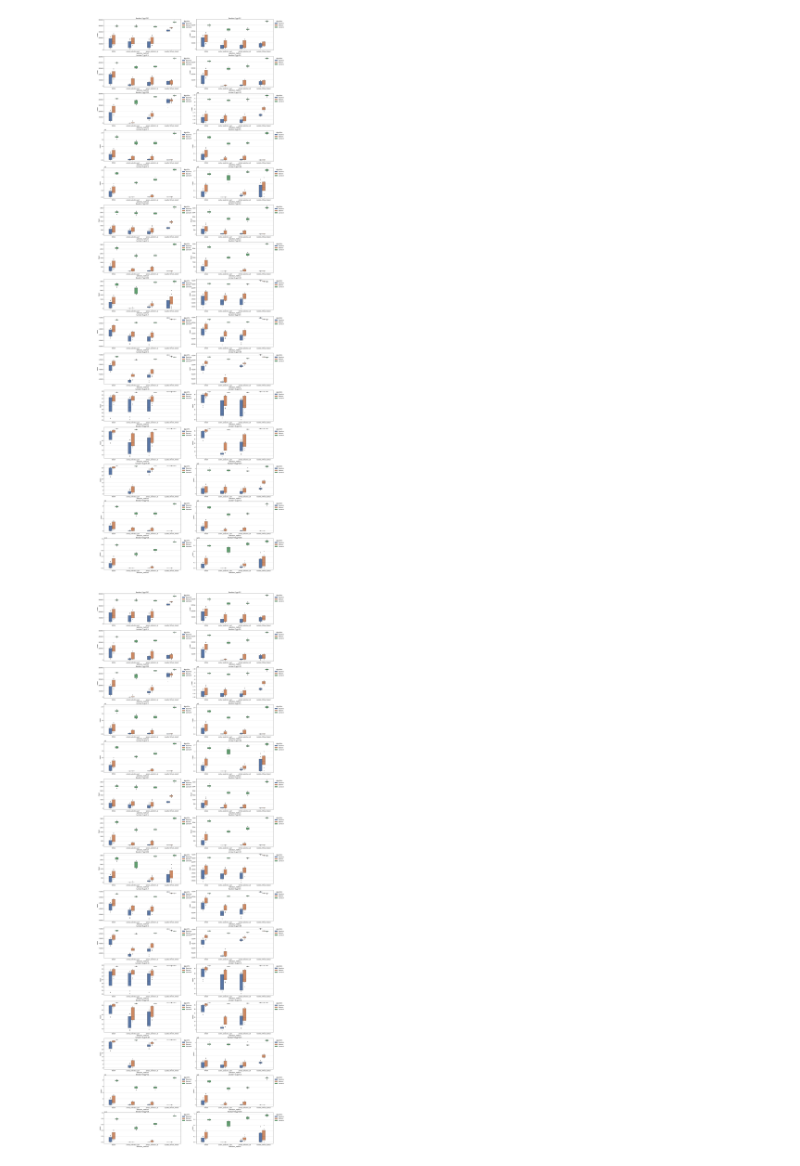
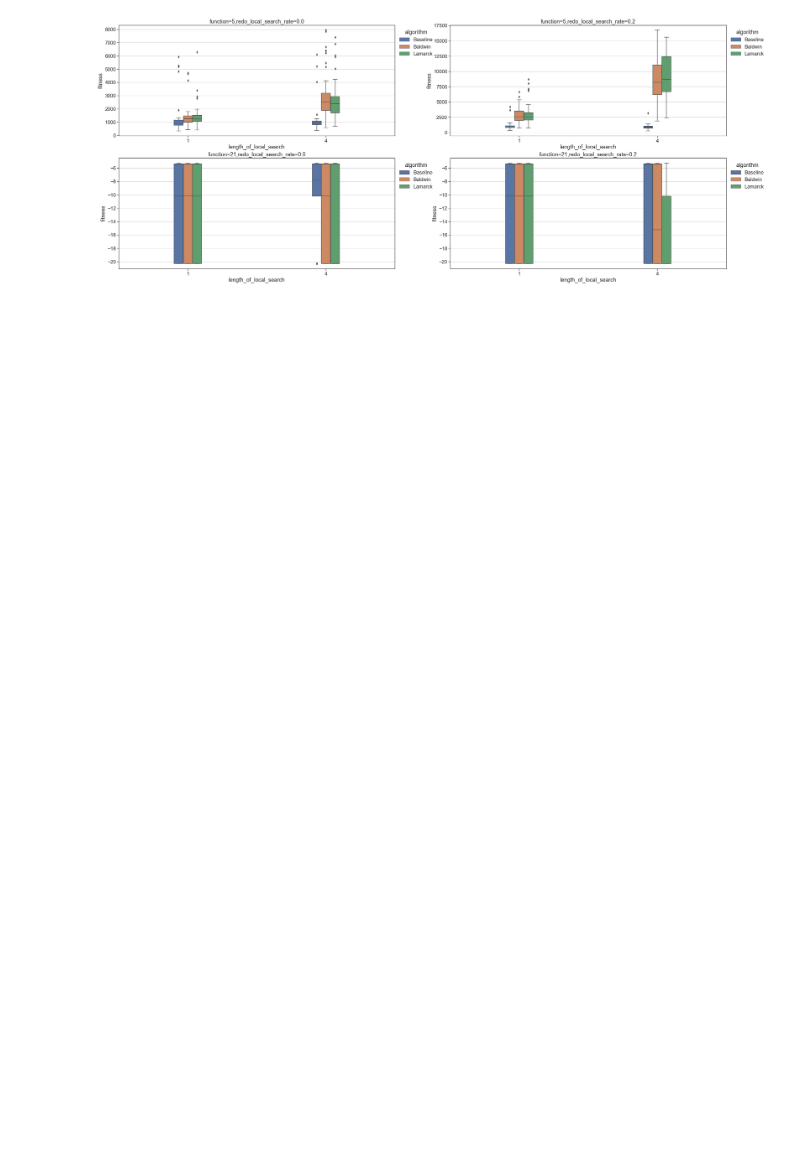
Before and after one commit to JIAOJIAOMEI/Evolution_algorithm, a Jupyter notebook: Experiment16/results/result.ipynb, the cells around one changed output. Saved outputs shown, nothing was run; the diff lists cells and outputs as text; code cells hidden in the pictures; blank space fills up the shorter version.

```diff
--- a/Experiment16/results/result.ipynb
+++ b/Experiment16/results/result.ipynb
@@ -72,8 +58,0 @@ the index of pm is [0, 1, 2, 3, 4, 5, 6, 7, 8, 9, 10, 11, 12, 13, 14, 15, 16, 17
-# %%
-solution.columns = ["Run"+str(i) for i in range(1,11,1)]
-solution["sum"] = solution.sum(axis=1)
-solution["mean"] = solution.mean(axis=1)
-solution["min"] = solution.min(axis=1)
-solution["max"] = solution.max(axis=1)
-print(colorama.Fore.CYAN+f"the shape of solution dataframe is {solution.shape}")
-print(colorama.Fore.CYAN+f"the columns of solution dataframe is the runs {solution.columns.tolist()}")
@@ -99,0 +59,9 @@ the rows are the data 2880
+# %%
+# combine the two dataframes
+# pm is the parameter combinations dataframe
+# solution is the solutions dataframe
+# according to pm_index to combine the two dataframes
+pm["pm_index"] = [i for i in range(0,pm.shape[0])]
+df = pd.merge(pm,solution,on="pm_index")
+print(colorama.Fore.RED+f"the shape of df is {df.shape}")
+print(df)
@@ -109,6 +95,8 @@ local_search_type_list = df["local_search_type"].unique().tolist()
 search_radius_list = df["search_radius"].unique().tolist()
 gg_list = df["gg"].unique().tolist()
 selection_method_list = df["selection_method"].unique().tolist()
+redo_local_search_rate_list = df["redo_local_search_rate"].unique().tolist()
+length_of_local_search_list = df["length_of_local_search"].unique().tolist()
 algorithm_list = df["algorithm"].unique().tolist()
 # get all the unique values of these parameters
 print(colorama.Fore.BLUE+f"the functions are {function_list}")
@@ -121,6 +109,8 @@ print(colorama.Fore.BLUE+f"the local_search_rate are {local_search_rate_list}")
 print(colorama.Fore.BLUE+f"the local_search_type are {local_search_type_list}")
 print(colorama.Fore.BLUE+f"the search_radius are {search_radius_list}")
 print(colorama.Fore.BLUE+f"the gg are {gg_list}")
+print(colorama.Fore.BLUE+f"the redo_local_search_rate are {redo_local_search_rate_list}")
+print(colorama.Fore.BLUE+f"the length_of_local_search are {length_of_local_search_list}")
 print(colorama.Fore.BLUE+f"the selection_method are {selection_method_list}")
 print(colorama.Fore.BLUE+f"the algorithm are {algorithm_list}")
 # %% [output]
@@ -169,13 +141,13 @@ def show_graph(dataframe,xp):
     for func in function_list:
         data = dataframe[dataframe["fitness_function"] == func]
         plt.subplot(dist_rows, dist_cols, i)
-        ax = sns.boxenplot(data=data, y="mean",x=xp,hue="algorithm",hue_order=["Baseline","Baldwin","Lamarck"],width=0.3)
+        ax = sns.boxplot(data=data, y="fitness",x=xp,hue="algorithm",hue_order=["Baseline","Baldwin","Lamarck"],width=0.3)
         sns.move_legend(ax, "upper left", bbox_to_anchor=(1,1),frameon=False)
         plt.title(f"function={func}")
         i = i + 1
     plt.savefig(f"{xp}.png", dpi=400,bbox_inches='tight')
     plt.show()
-xp_list=['mutation_rate','crossover_rate','gg', 'selection_method']
+xp_list=['mutation_rate','crossover_rate']
 for i in xp_list:
     show_graph(dataframe=df,xp=i)
 # %% [output]
@@ -186,27 +156,26 @@ for i in xp_list:
 # %%
  def show_graph(dataframe,xp):
     rate = xp[0]
     tp = xp[1]
     sns.set_theme(style="whitegrid",font_scale=1.5)
     sns.set_style("ticks",{'axes.grid' : True})
     dist_cols = 2
     dist_rows = 15
     plt.figure(figsize=(18 * dist_cols, 8 * dist_rows))
     i = 1
     for func in function_list:
-        for w in gg_list:
+        for w in redo_local_search_rate_list:
             data = dataframe[dataframe["fitness_function"] == func]
             data = data[data[rate] == w]
             plt.subplot(dist_rows, dist_cols, i)
-            ax = sns.boxenplot(data=data, y="mean",x=tp,hue="algorithm",hue_order=["Baseline","Baldwin","Lamarck"],width=0.5)
+            ax = sns.boxplot(data=data, y="fitness",x=tp,hue="algorithm",hue_order=["Baseline","Baldwin","Lamarck"],width=0.2)
             sns.move_legend(ax, "upper left", bbox_to_anchor=(1,1),frameon=False)
             plt.title(f"function={func},{rate}={w}")
             i = i + 1
     plt.savefig(f"{tp}combine.png", dpi=400,bbox_inches='tight')
     plt.show()
-xp_list=[["gg",'selection_method']]
+xp_list=[["redo_local_search_rate","length_of_local_search"]]
 for i in xp_list:
     show_graph(dataframe=df,xp=i)
 # %% [output]
-[figure, old version]
+[figure, new version]
-[figure, removed]
```
Also changed, not shown: parts of 22 cells of this notebook, 48 other files.
